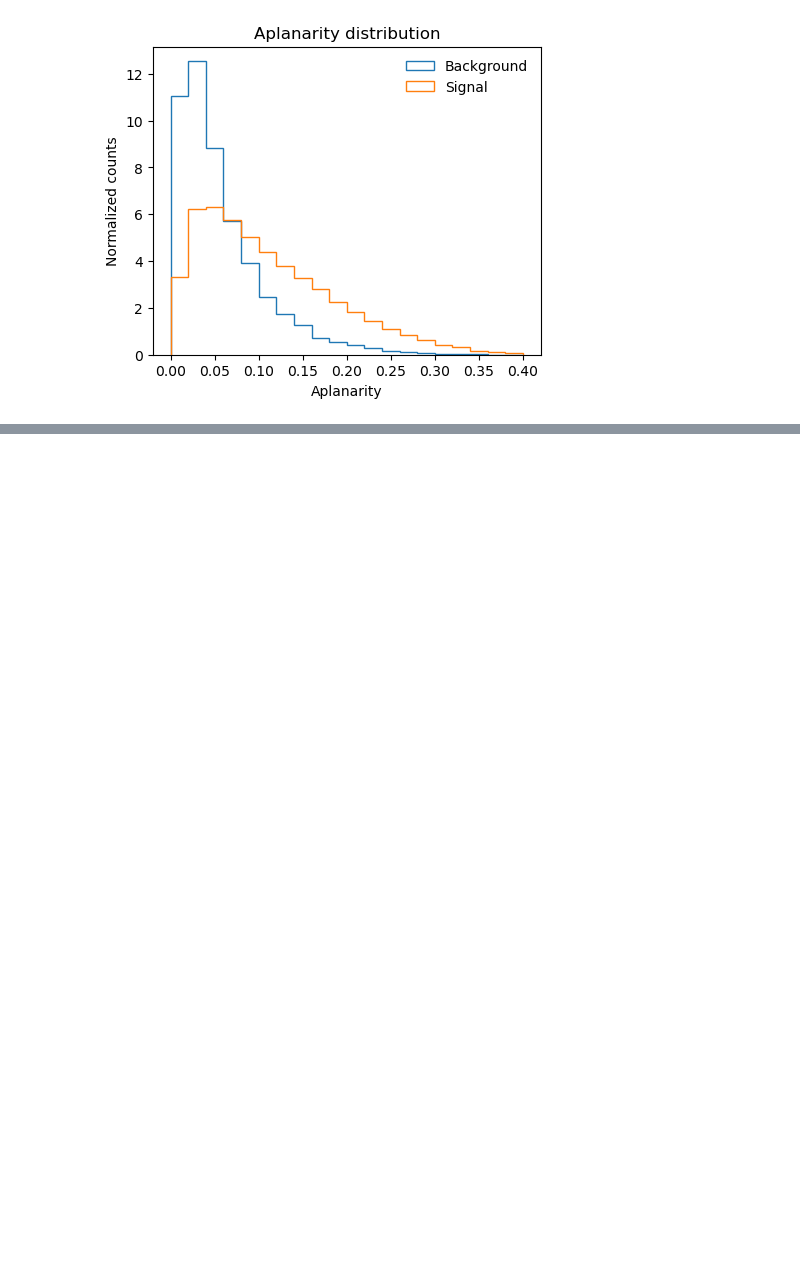
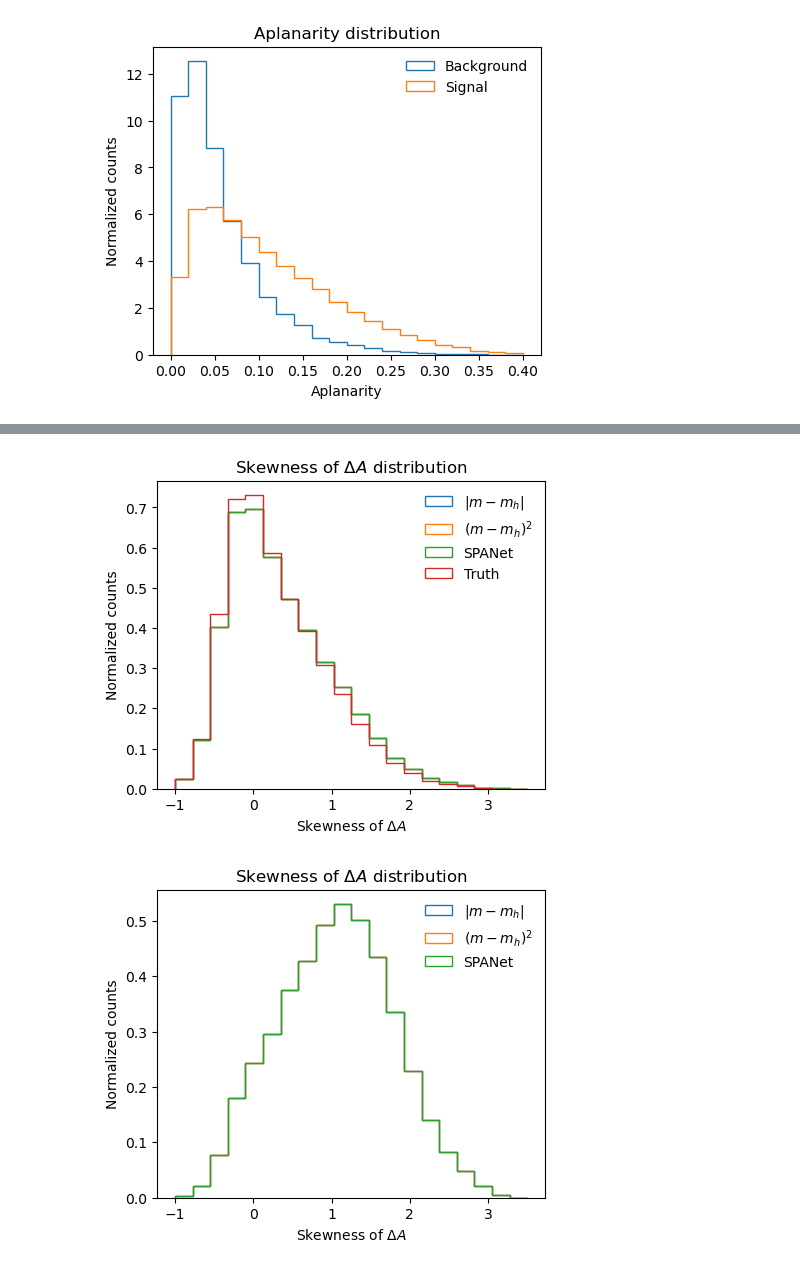
Before and after one commit to r10222035/3h6b_collider_study, a Jupyter notebook: DNN/plot_DNN_features.ipynb, the cells around one changed output, grey strips where cells are left out. Cells and saved outputs as stored; diff of their text form; code cells hidden in the pictures; blank space fills up the shorter version.

```diff
--- a/DNN/plot_DNN_features.ipynb
+++ b/DNN/plot_DNN_features.ipynb
@@ -146,0 +230,34 @@ plt.show()
+# %%
+# plot skewness of dA distribution
+fig, ax = plt.subplots(1, 1, figsize=(5, 4))
+
+ax.hist(results_res_abs['dA_skew'], bins=20, range=(-1, 3.5), histtype='step', density=True, label=f'$|m - m_h|$')
+ax.hist(results_res_chi2['dA_skew'], bins=20, range=(-1, 3.5), histtype='step', density=True, label=f'$(m - m_h)^2$')
+ax.hist(results_res_SPANet['dA_skew'], bins=20, range=(-1, 3.5), histtype='step', density=True, label=f'SPANet')
+ax.hist(results_res_truth['dA_skew'], bins=20, range=(-1, 3.5), histtype='step', density=True, label=f'Truth')
+
+ax.legend(frameon=False, loc='upper right')
+ax.set_xlabel('Skewness of $\Delta A$')
+ax.set_ylabel('Normalized counts')
+ax.set_title('Skewness of $\Delta A$ distribution')
+
+# plt.savefig('../figures/dA_skew_distribution-abs_pairing.pdf', dpi=300, facecolor='White', bbox_inches='tight')
+plt.show()
+
+# plot skewness of dA distribution
+fig, ax = plt.subplots(1, 1, figsize=(5, 4))
+
+ax.hist(results_6b_abs['dA_skew'], bins=20, range=(-1, 3.5), histtype='step', density=True, label=f'$|m - m_h|$')
+ax.hist(results_6b_chi2['dA_skew'], bins=20, range=(-1, 3.5), histtype='step', density=True, label=f'$(m - m_h)^2$')
+ax.hist(results_6b_SPANet['dA_skew'], bins=20, range=(-1, 3.5), histtype='step', density=True, label=f'SPANet')
+
+ax.legend(frameon=False, loc='upper right')
+ax.set_xlabel('Skewness of $\Delta A$')
+ax.set_ylabel('Normalized counts')
+ax.set_title('Skewness of $\Delta A$ distribution')
+
+# plt.savefig('../figures/dA_skew_distribution-abs_pairing.pdf', dpi=300, facecolor='White', bbox_inches='tight')
+plt.show()
+# %% [output]
+[figure, added]
+[figure, added]
```
Also changed, not shown: parts of 11 cells of this notebook, 7 other files.
